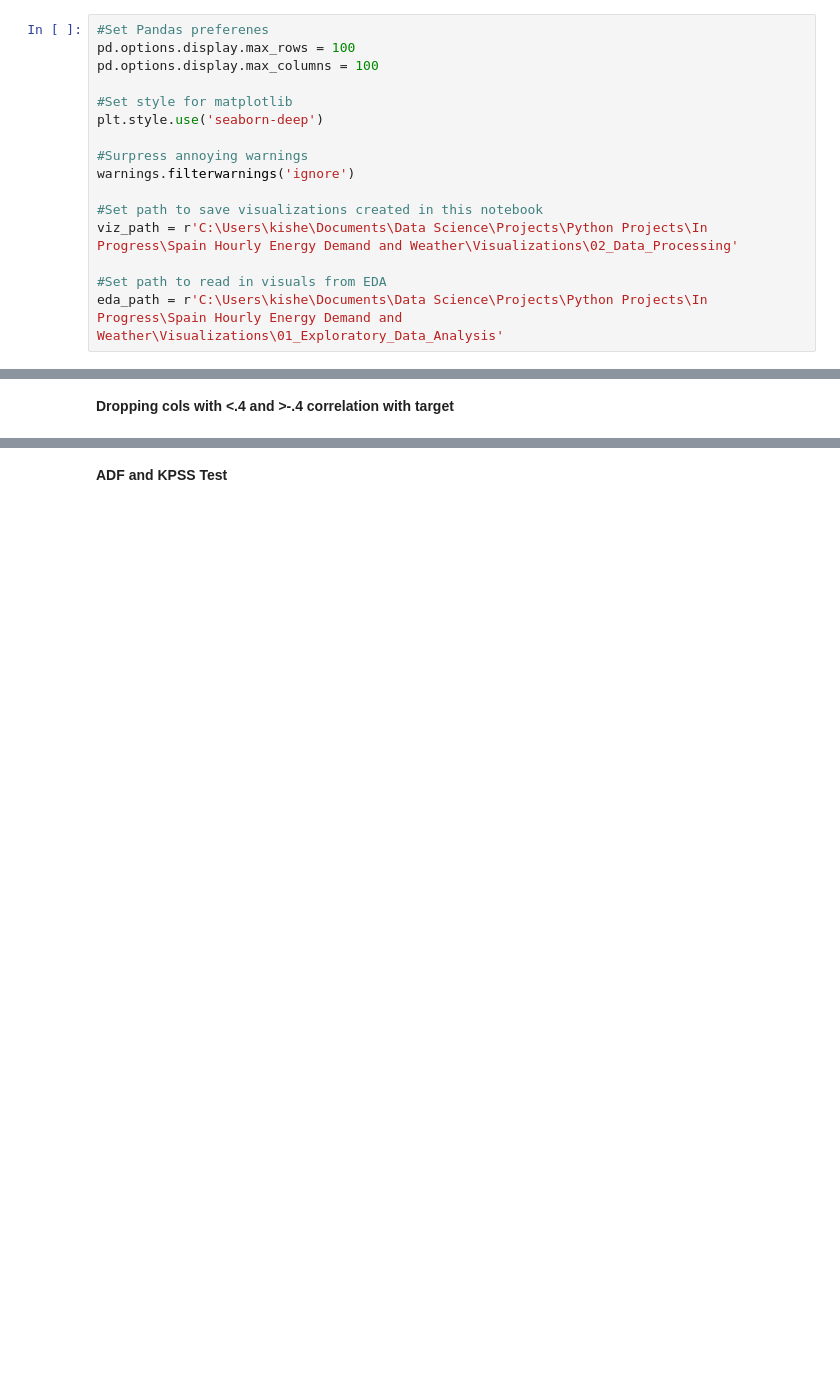
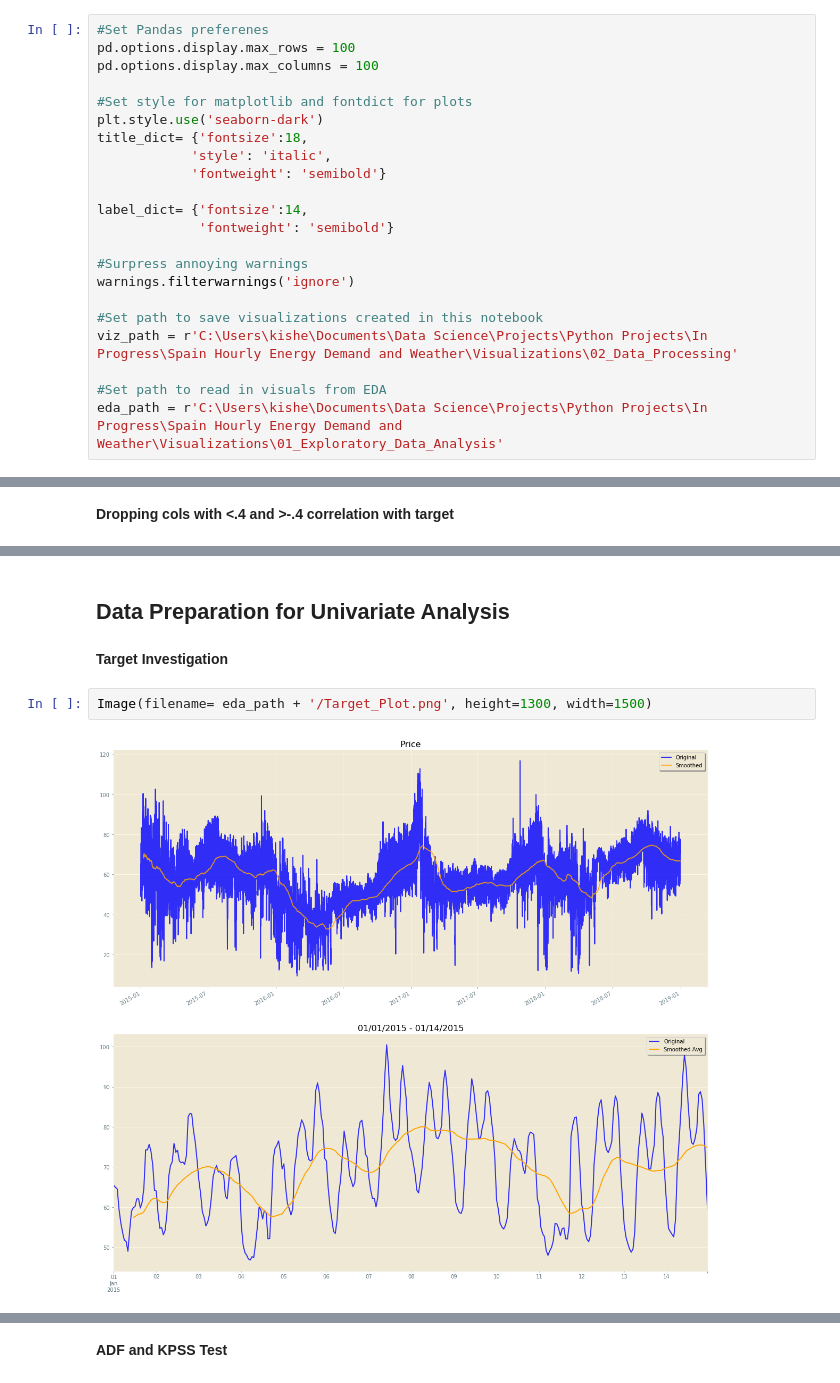
Before and after one commit to KishenSharma6/SpainEnergyAnalysis, a Jupyter notebook: Project_Codes/03_Data_Processing/2020_0621_Preprocessing.ipynb, the cells around one changed output, grey strips where cells are left out. Drawn from its saved outputs; the diff is of its cells as text; blank space fills up the shorter version.

Commit message:
Cleaning up code, added deseasoning section for univariate analysis

```diff
--- a/Project_Codes/03_Data_Processing/2020_0621_Preprocessing.ipynb
+++ b/Project_Codes/03_Data_Processing/2020_0621_Preprocessing.ipynb
@@ -18,8 +18,14 @@ import warnings
 pd.options.display.max_rows = 100
 pd.options.display.max_columns = 100
 
-#Set style for matplotlib
-plt.style.use('seaborn-deep')
+#Set style for matplotlib and fontdict for plots
+plt.style.use('seaborn-dark')
+title_dict= {'fontsize':18,
+            'style': 'italic',
+            'fontweight': 'semibold'}
+
+label_dict= {'fontsize':14,
+             'fontweight': 'semibold'}
 
 #Surpress annoying warnings
 warnings.filterwarnings('ignore')
@@ -77,3 +83,11 @@ df.head()
 | 2015-01-01 02:00:00 | 4857.0 | 4581.0 | 1164.0 | 64.48 | 22734.0 |
 | 2015-01-01 03:00:00 | 4314.0 | 4131.0 | 1503.0 | 59.32 | 21286.0 |
 | 2015-01-01 04:00:00 | 4130.0 | 3840.0 | 1826.0 | 56.04 | 20264.0 |
+# %% [markdown]
+## Data Preparation for Univariate Analysis
+# %% [markdown]
+**Target Investigation**
+# %%
+Image(filename= eda_path + '/Target_Plot.png', height=1300, width=1500)
+# %% [output]
+[figure, added]
```
Also changed, not shown: parts of 24 cells of this notebook.
